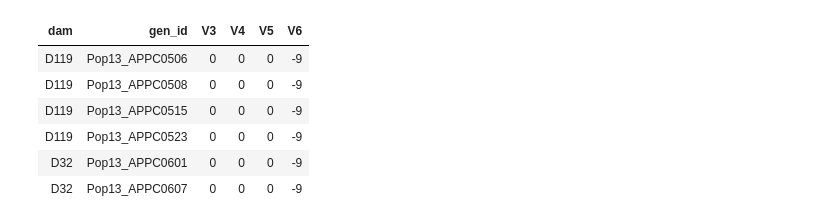
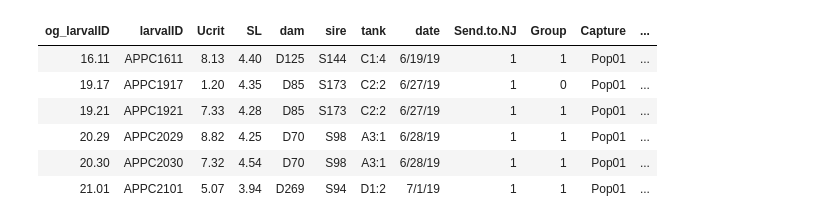
Before and after one commit to katcatalano/ClownfishGWAS, a Jupyter notebook: notebooks/populate_fam.ipynb, the cells around one changed output. Saved outputs shown, nothing was run; the diff lists cells and outputs as text; code cells hidden in the pictures.

```diff
--- a/notebooks/populate_fam.ipynb
+++ b/notebooks/populate_fam.ipynb
@@ -60,2 +89,5 @@ Warning message in `[.data.table`(FullMeta, !is.na(Capture), `:=`(gen_id, paste(
+# %%
+#forangsd
+bamlist <- fread("~/ClownfishGWAS/data/APPC_sequencing/DNA/trimmed_reads/mapping/genotypes/bamlist.list.txt", header=TRUE)
 # %%
 head(FullMeta)
@@ -85,0 +191,2 @@ FamID <- left_join(FullMeta[!is.na(Capture), .(dam, gen_id)], Fam[,-"V1"], by=c(
+# %%
+ForAngsd <- right_join(WithPhenotypeHighLow, bamlist, by=c(gen_id="sample"))[order(gen_id)][]#[is.na(Group), Group :=-999][Group=="High", Group:=1][Group=="Low", Group:=0][, "Group"]
@@ -86,10 +195,10 @@ FamID <- left_join(FullMeta[!is.na(Capture), .(dam, gen_id)], Fam[,-"V1"], by=c(
 # %%
-head(FamID)
+head(ForAngsd)
 # %% [output]
-| dam | gen_id | V3 | V4 | V5 | V6 |
-| D119 | Pop13_APPC0506 | 0 | 0 | 0 | -9 |
-| D119 | Pop13_APPC0508 | 0 | 0 | 0 | -9 |
-| D119 | Pop13_APPC0515 | 0 | 0 | 0 | -9 |
-| D119 | Pop13_APPC0523 | 0 | 0 | 0 | -9 |
-| D32 | Pop13_APPC0601 | 0 | 0 | 0 | -9 |
-| D32 | Pop13_APPC0607 | 0 | 0 | 0 | -9 |
+| og_larvalID | larvalID | Ucrit | SL | dam | sire | tank | date | Send.to.NJ | Group | Capture | ... |
+| 16.11 | APPC1611 | 8.13 | 4.40 | D125 | S144 | C1:4 | 6/19/19 | 1 | 1 | Pop01 | ... |
+| 19.17 | APPC1917 | 1.20 | 4.35 | D85 | S173 | C2:2 | 6/27/19 | 1 | 0 | Pop01 | ... |
+| 19.21 | APPC1921 | 7.33 | 4.28 | D85 | S173 | C2:2 | 6/27/19 | 1 | 1 | Pop01 | ... |
+| 20.29 | APPC2029 | 8.82 | 4.25 | D70 | S98 | A3:1 | 6/28/19 | 1 | 1 | Pop01 | ... |
+| 20.30 | APPC2030 | 7.32 | 4.54 | D70 | S98 | A3:1 | 6/28/19 | 1 | 1 | Pop01 | ... |
+| 21.01 | APPC2101 | 5.07 | 3.94 | D269 | S94 | D1:2 | 7/1/19 | 1 | 1 | Pop01 | ... |
```
Also changed, not shown: parts of 32 cells of this notebook, 7 other files.
